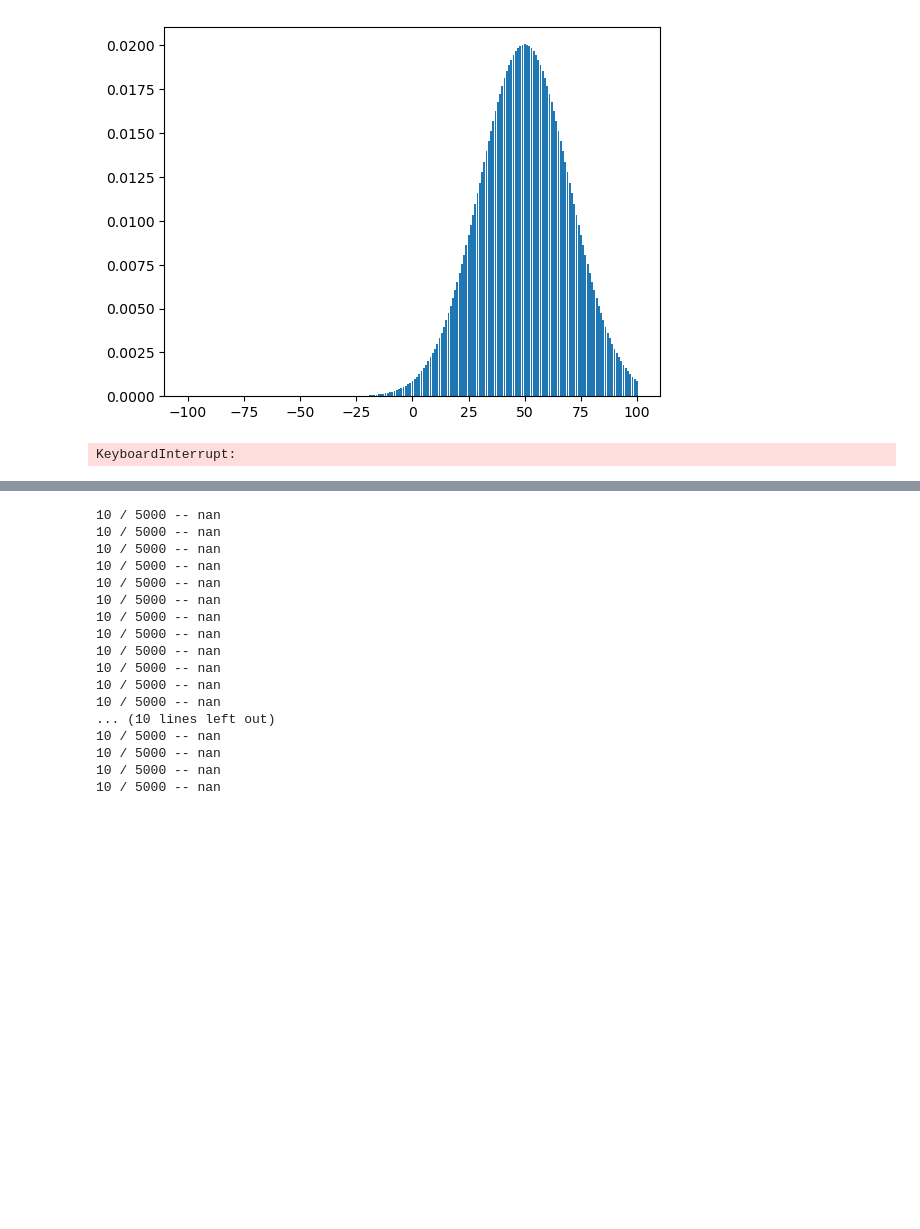
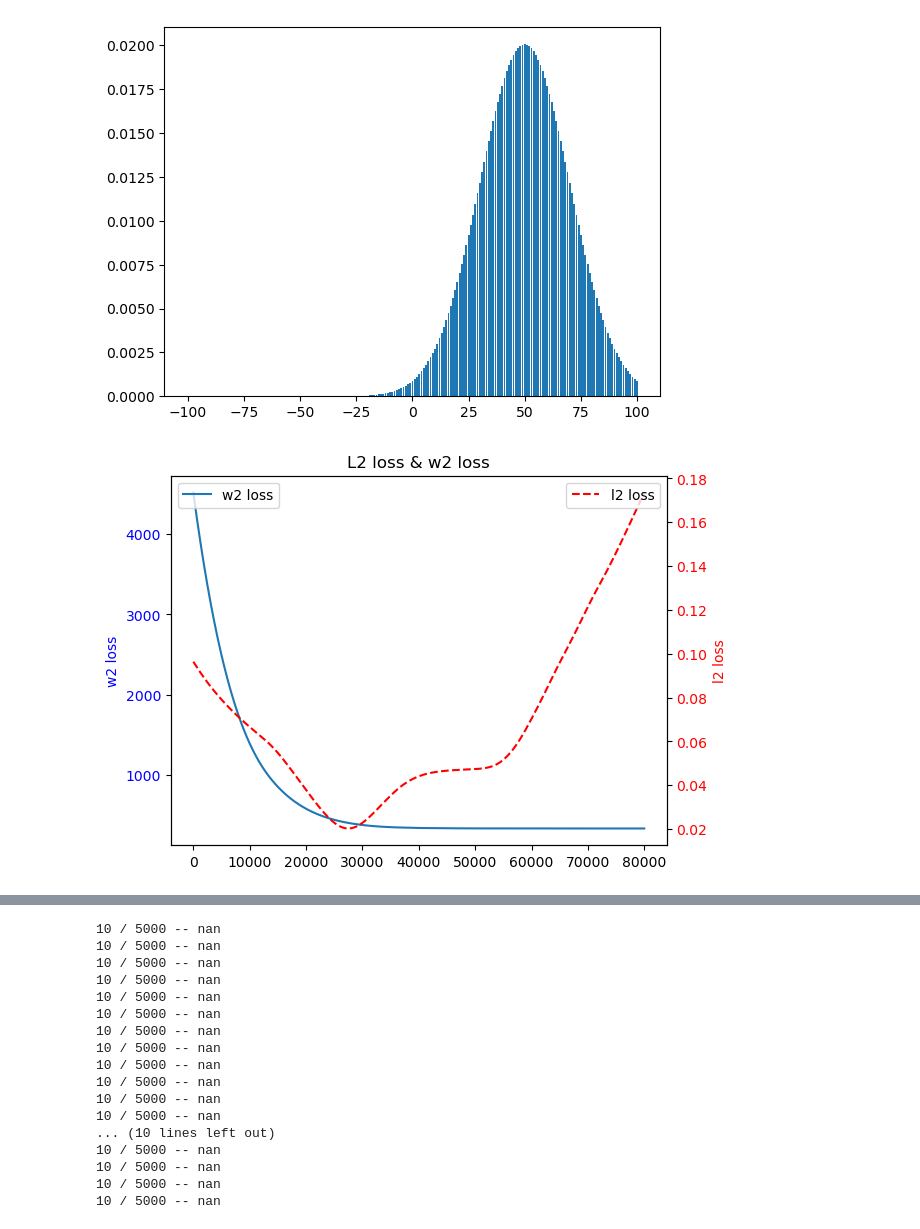
Before and after one commit to jacobe90/birdflow-bilevel, a Jupyter notebook: dev-notebooks/ott-jax-toy-example.ipynb, the cells around one changed output, grey strips where cells are left out. Saved outputs shown, nothing was run; the diff lists cells and outputs as text; code cells hidden in the pictures; blank space fills up the shorter version.

```diff
--- a/dev-notebooks/ott-jax-toy-example.ipynb
+++ b/dev-notebooks/ott-jax-toy-example.ipynb
@@ -126,29 +136,29 @@ def learn_marginal_logits(marginal: Float[Array, "n "], X: Float[Array, "n "], m
 
     return theta, (theta_init,), (w2_loss_vals, l2_loss_vals)
 # %%
-n_steps = 5000
-learned, theta_init, loss_vals = learn_marginal_logits(mu_true, X, ot_marginal_loss, training_steps=n_steps)
+n_steps = 80000
+learned, theta_init, loss_vals = learn_marginal_logits(mu_true, X, ot_marginal_loss_geom, training_steps=n_steps, lr=1e-4)
 w2_loss_vals, l2_loss_vals = loss_vals
 
 # Create figure and first axis
 fig, ax1 = plt.subplots()
 
 # Plot first dataset (left y-axis)
 ax1.plot(jnp.arange(1, n_steps+1, 1), w2_loss_vals, label="w2 loss")
 ax1.set_ylabel("w2 loss", color='b')
 ax1.tick_params(axis='y', labelcolor='b')
 
 # Create second axis (right y-axis)
 ax2 = ax1.twinx()  # Create a twin axis sharing the same x-axis
 ax2.plot(jnp.arange(1, n_steps+1, 1), l2_loss_vals, 'r--', label="l2 loss")
 ax2.set_ylabel("l2 loss", color='r')
 ax2.tick_params(axis='y', labelcolor='r')
 
 # Add legends
 ax1.legend(loc="upper left")
 ax2.legend(loc="upper right")
 
 plt.title("L2 loss & w2 loss")
 plt.show()
 # %% [output]
-KeyboardInterrupt:
+[figure, added]
```
Also changed, not shown: parts of 4 cells of this notebook, 3 other files.
